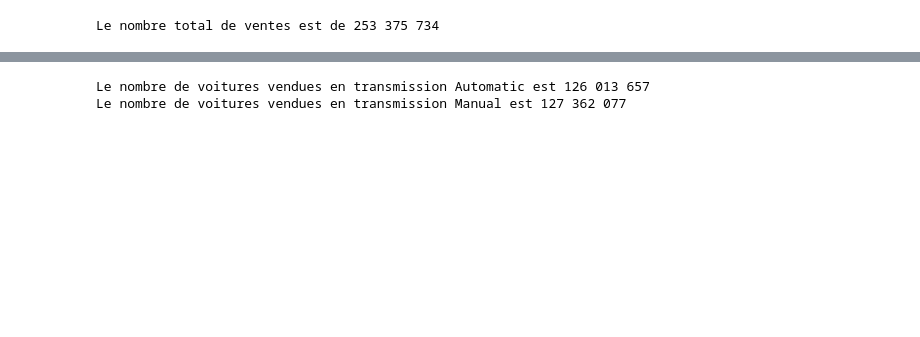
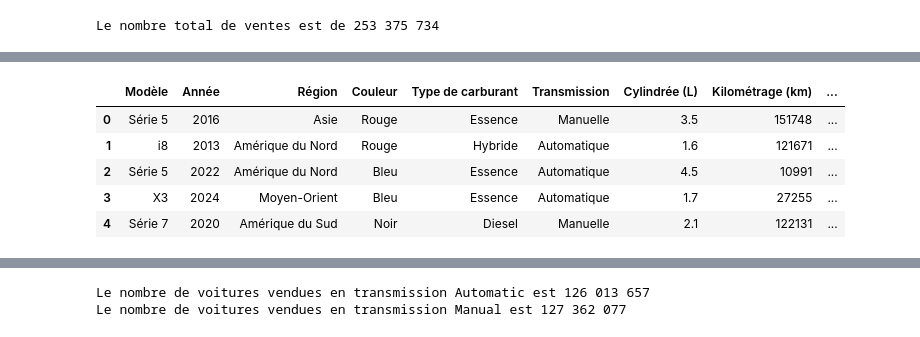
Before and after one commit to Nandaak96/BMW-Worldwide-Sales-Records-2010-2024-, a Jupyter notebook: Traitrement.ipynb, the cells around one changed output, grey strips where cells are left out. Drawn from its saved outputs; the diff is of its cells as text; code cells hidden in the pictures; blank space fills up the shorter version.

```diff
--- a/Traitrement.ipynb
+++ b/Traitrement.ipynb
@@ -197,3 +215,13 @@ Le nombre total de ventes est de 253 375 734
+# %%
+#Vérif ajout CA
+df.head()
+# %% [output]
+|  | Modèle | Année | Région | Couleur | Type de carburant | Transmission | Cylindrée (L) | Kilométrage (km) | ... |
+| 0 | Série 5 | 2016 | Asie | Rouge | Essence | Manuelle | 3.5 | 151748 | ... |
+| 1 | i8 | 2013 | Amérique du Nord | Rouge | Hybride | Automatique | 1.6 | 121671 | ... |
+| 2 | Série 5 | 2022 | Amérique du Nord | Bleu | Essence | Automatique | 4.5 | 10991 | ... |
+| 3 | X3 | 2024 | Moyen-Orient | Bleu | Essence | Automatique | 1.7 | 27255 | ... |
+| 4 | Série 7 | 2020 | Amérique du Sud | Noir | Diesel | Manuelle | 2.1 | 122131 | ... |
 # %%
 #Les différents modèles vendus
 print(f"Les différents modèles vendus sont: {df['Modèle'].unique()}")
```
Also changed, not shown: parts of 8 cells of this notebook, 1 other file.
